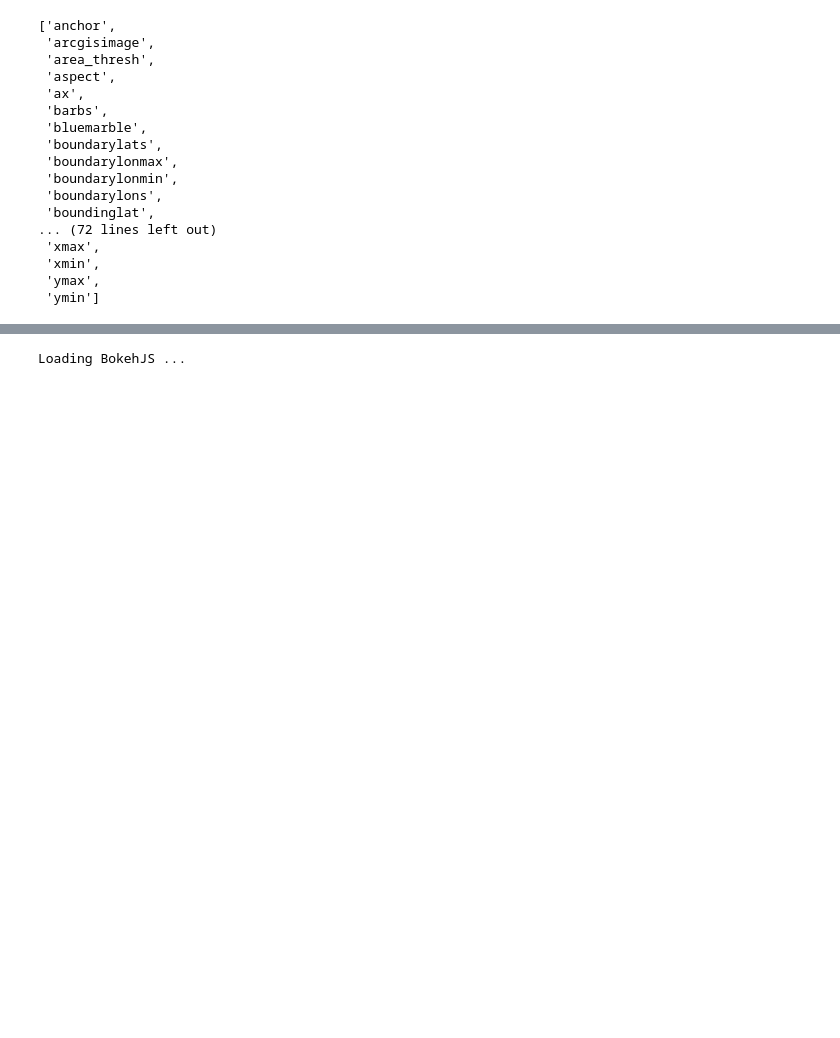
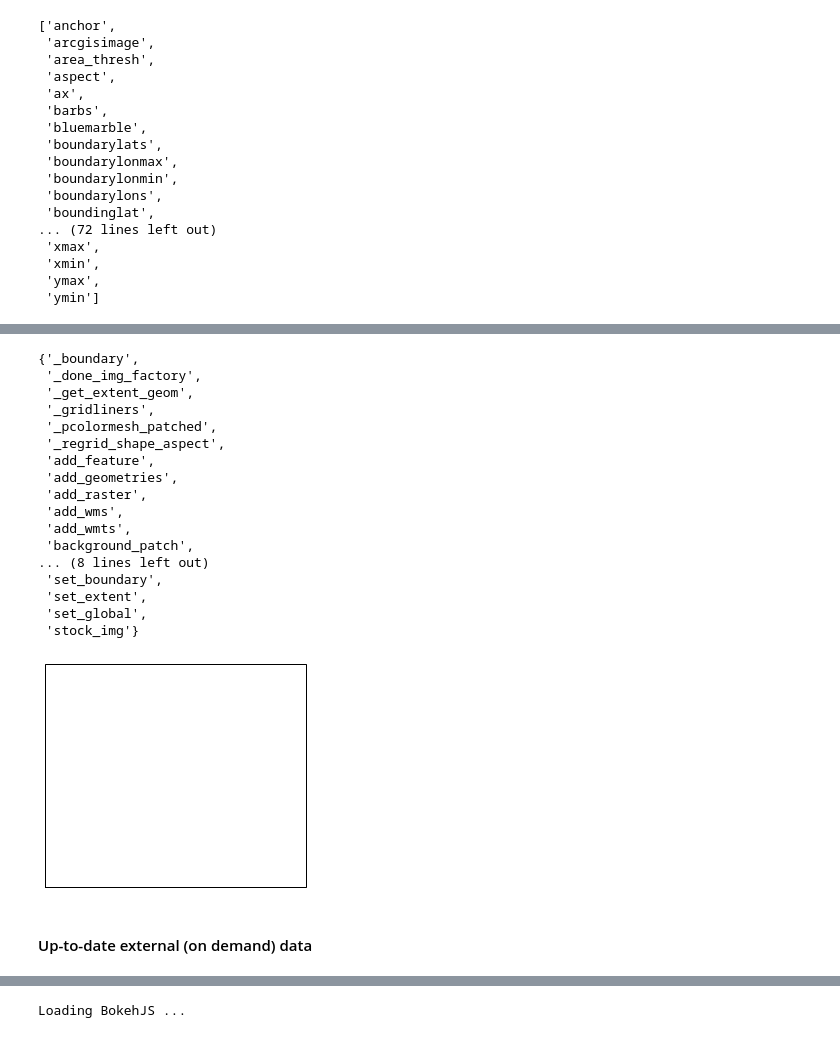
Before and after one commit to ocefpaf/python_mapping_stack_tour, a Jupyter notebook: tech_talk_usgs.ipynb, the cells around one changed output, grey strips where cells are left out. Drawn from its saved outputs; the diff is of its cells as text; code cells hidden in the pictures; blank space fills up the shorter version.

```diff
--- a/tech_talk_usgs.ipynb
+++ b/tech_talk_usgs.ipynb
@@ -348,0 +172,27 @@ within_2_deg = mpatches.Rectangle((0, 0), 1, 1, facecolor="#FF7E00")
+# %%
+import cartopy.crs as ccrs
+
+geo_axis = plt.axes(projection=ccrs.Mercator())
+geo_axis = set([method for method in dir(geo_axis)])
+geo_axis.difference(default_ax)
+# %% [output]
+{'_boundary',
+ '_done_img_factory',
+ '_get_extent_geom',
+ '_gridliners',
+ '_pcolormesh_patched',
+ '_regrid_shape_aspect',
+ 'add_feature',
+ 'add_geometries',
+ 'add_raster',
+ 'add_wms',
+ 'add_wmts',
+ 'background_patch',
+... (8 lines left out)
+ 'set_boundary',
+ 'set_extent',
+ 'set_global',
+ 'stock_img'}
+[figure, added]
+# %% [markdown]
+#### Up-to-date external (on demand) data
```
Also changed, not shown: parts of 96 cells of this notebook.
